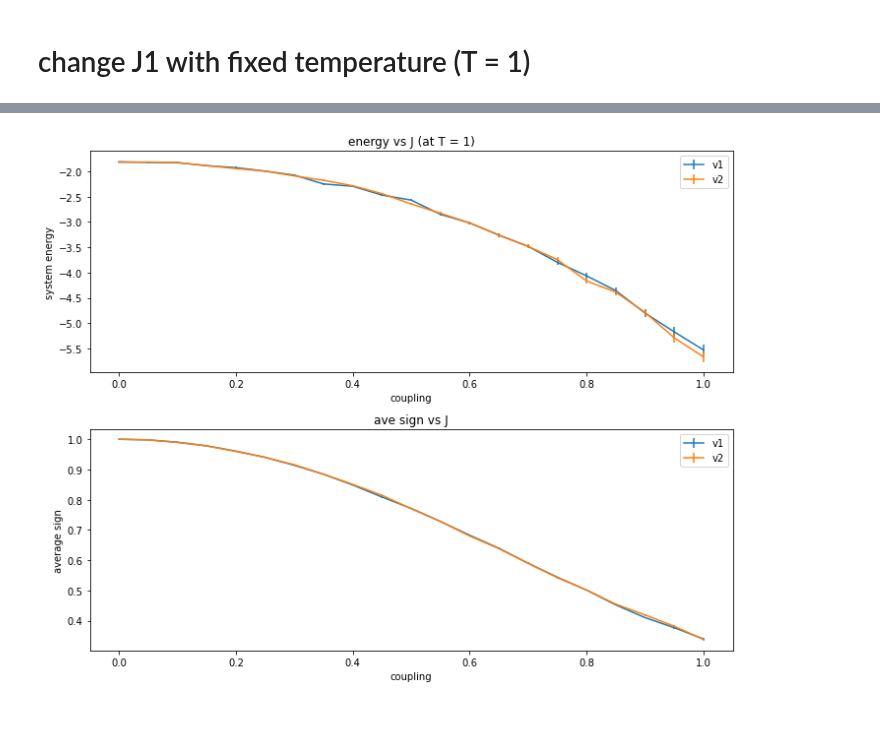
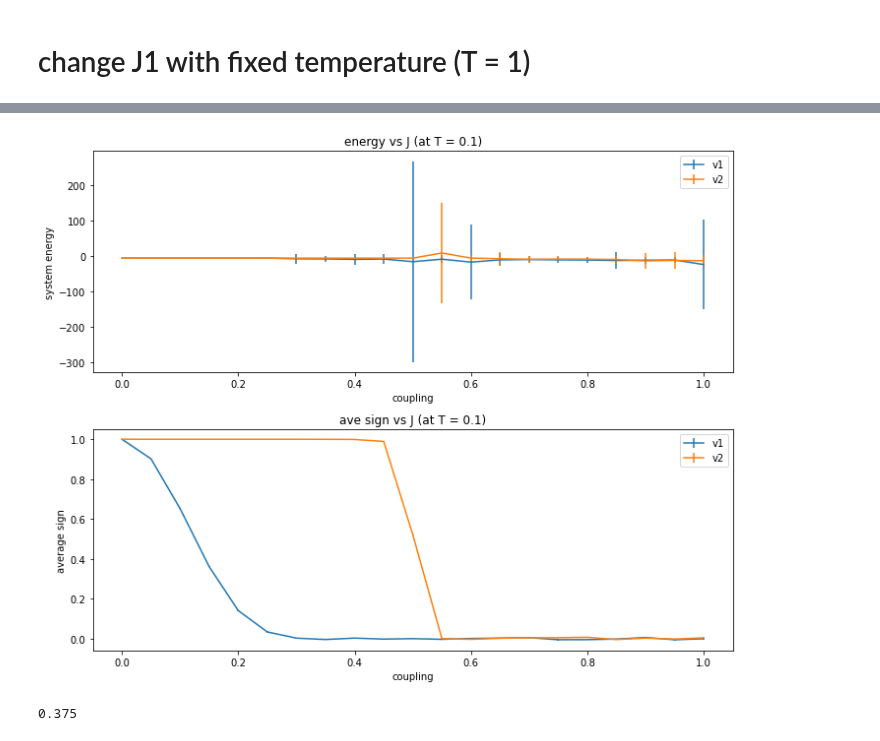
Before and after one commit to MKrbm/worms, a Jupyter notebook: python/visualize.ipynb, the cells around one changed output, grey strips where cells are left out. Drawn from its saved outputs; the diff is of its cells as text; code cells hidden in the pictures.

```diff
--- a/python/visualize.ipynb
+++ b/python/visualize.ipynb
@@ -58,12 +67,12 @@ energy_array = []
 sign_array = []
 time_array = []
 for t in T:
-    out = subprocess.Popen(["./SS", "-L", "2", "-T", "{:.2f}".format(t), "-H", "0",  "-J1", "1", "-D", "1" ,"-m", "10000", "-n", "100000", "-M", "shastry"],
+    out = subprocess.Popen(["./SS", "-L", "2", "-T", "{:.2f}".format(t), "-H", "0",  "-J1", f"{J1}", "-D", "1" ,"-m", "10000", "-n", "100000", "-M", "shastry"],
                stdout=subprocess.PIPE,
                stderr=subprocess.STDOUT)
     stdout,stderr = out.communicate()
 
-    energy, sign, time = process_line(stdout)
+    energy, sign, dimer, time = process_line(stdout)
     print(f"T = {t}",energy)
     energy_array.append(energy)
     sign_array.append(sign)
@@ -118,18 +130,20 @@ plt.show()
 energy_array = []
 sign_array = []
 time_array = []
+dmer_array = []
 T =  np.logspace(-1, 1, num=10)
 for t in T:
-    out = subprocess.Popen(["./main", "-L", "2", "-T", "{:.2f}".format(t), "-H", "0",  "-J1", "0.5", "-D", "1" ,"-m", "10000", "-n", "100000", "-M", "shastry_v2"],
+    out = subprocess.Popen(["./main", "-L", "2", "-T", "{:.2f}".format(t), "-H", "0",  "-J1", f"{J1}", "-D", "1" ,"-m", "10000", "-n", "100000", "-M", "shastry_v2"],
                stdout=subprocess.PIPE,
                stderr=subprocess.STDOUT)
     stdout,stderr = out.communicate()
 
-    energy, sign, time = process_line(stdout)
+    energy, sign, dimer, time = process_line(stdout)
 #     print(f"T = {t}",energy)
     energy_array.append(energy)
     sign_array.append(sign)
     time_array.append(time)
+    dimer_array.append(dimer)
 # %%
 energy_v2 = np.array(energy_array)
 sign_v2 = np.array(sign_array)
@@ -192,12 +241,12 @@ sign_array = []
 time_array = []
 # T =  np.logspace(-1, 1, num=50)
 for j1 in J1:
-    out = subprocess.Popen(["./main", "-L", "2", "-T", "1", "-J1", "{:.2f}".format(j1), "-J2", "1", "-H", "0", "-D", "1" ,"-m", "10000", "-n", "100000", "-M", "shastry"],
+    out = subprocess.Popen(["./main", "-L", "2", "-T", f"{T}", "-J1", "{:.2f}".format(j1), "-J2", "1", "-H", "0", "-D", "1" ,"-m", "10000", "-n", "100000", "-M", "shastry"],
                stdout=subprocess.PIPE,
                stderr=subprocess.STDOUT)
     stdout,stderr = out.communicate()
 
-    energy, sign, time = process_line(stdout)
+    energy, sign, dimer, time = process_line(stdout)
     print(f"J1 = {j1}",energy)
     energy_array.append(energy)
     sign_array.append(sign)
@@ -228,19 +277,22 @@ import subprocess
 energy_array = []
 sign_array = []
 time_array = []
+dimer_array = []
 # T =  np.logspace(-1, 1, num=50)
 for j1 in J1:
-    out = subprocess.Popen(["./main", "-L", "2", "-T", "1", "-J1", "{:.2f}".format(j1), "-J2", "1", "-H", "0", "-D", "1" ,"-m", "10000", "-n", "100000", "-M", "shastry_v2"],
+    out = subprocess.Popen(["./main", "-L", "2", "-T", f"{T}", "-J1", "{:.2f}".format(j1), "-J2", "1", "-H", "0", "-D", "1" ,"-m", "10000", "-n", "100000", "-M", "shastry_v2"],
                stdout=subprocess.PIPE,
                stderr=subprocess.STDOUT)
-    stdout,stderr = out.communicate()
+    stdout, stderr = out.communicate()
 
-    energy, sign, time = process_line(stdout)
+    energy, sign, dimer, time = process_line(stdout)
     print(f"J1 = {j1}",energy)
     energy_array.append(energy)
     sign_array.append(sign)
     time_array.append(time)
+    dimer_array.append(dimer)
 energy_j_v2 = np.array(energy_array)
 sign_j_v2 = np.array(sign_array)
 time_j_v2 = np.array(time_array)
+dimer_j_v2 = np.array(dimer_array)
 # %% [output]
@@ -305,33 +319,46 @@ import matplotlib.pyplot as plt
 fig = plt.figure(figsize = (10,8))
 # add_subplot(L, M, N)形式
 ax1 = fig.add_subplot(2,1,1)
 
 ax1.errorbar(J1[0:],energy_j_v1[0:,0], yerr = energy_j_v1[0:,1], label='v1')
 ax1.errorbar(J1[0:],energy_j_v2[0:,0], yerr = energy_j_v2[0:,1], label='v2')
 # ax1.errorbar(J1[0:],energy_j_v3[0:,0], yerr = energy_j_v3[0:,1], label='v3')
 
 
-ax1.set_title('energy vs J (at T = 1)')
+ax1.set_title(f'energy vs J (at T = {T})')
 ax1.set_xlabel('coupling')
 ax1.set_ylabel('system energy')
 # ax1.set_ylim(-120, 0)
 ax1.legend()
 
 
 ax1 = fig.add_subplot(2,1,2)
 
 ax1.errorbar(J1[0:],sign_j_v1[0:,0], yerr = sign_j_v1[0:,1], label='v1')
 ax1.errorbar(J1[0:],sign_j_v2[0:,0], yerr = sign_j_v2[0:,1], label='v2')
 # ax1.errorbar(J1[0:],sign_j_v3[0:,0], yerr = sign_j_v3[0:,1], label='v3')
 
 
-ax1.set_title('ave sign vs J')
+ax1.set_title(f'ave sign vs J (at T = {T})')
 ax1.set_xlabel('coupling')
 ax1.set_ylabel('average sign')
 ax1.legend()
 
 plt.tight_layout()
 
 plt.show()
 # %% [output]
-[figure, old version]
+[figure, new version]
+# %%
+fig = plt.figure(figsize = (10,4))
+ax = fig.add_subplot(1,1,1)
+ax.plot(J1, dimer_j_v2)
+
+ax.set_title(f'dimer vs J (at T = {T})')
+ax.set_xlabel('J')
+ax.set_ylabel('dimer operator')
+# ax1.set_ylim(-120, 0)
+ax.legend()
+plt.show()
+# %% [output]
+0.375
```
Also changed, not shown: parts of 20 cells of this notebook, 5 other files.
